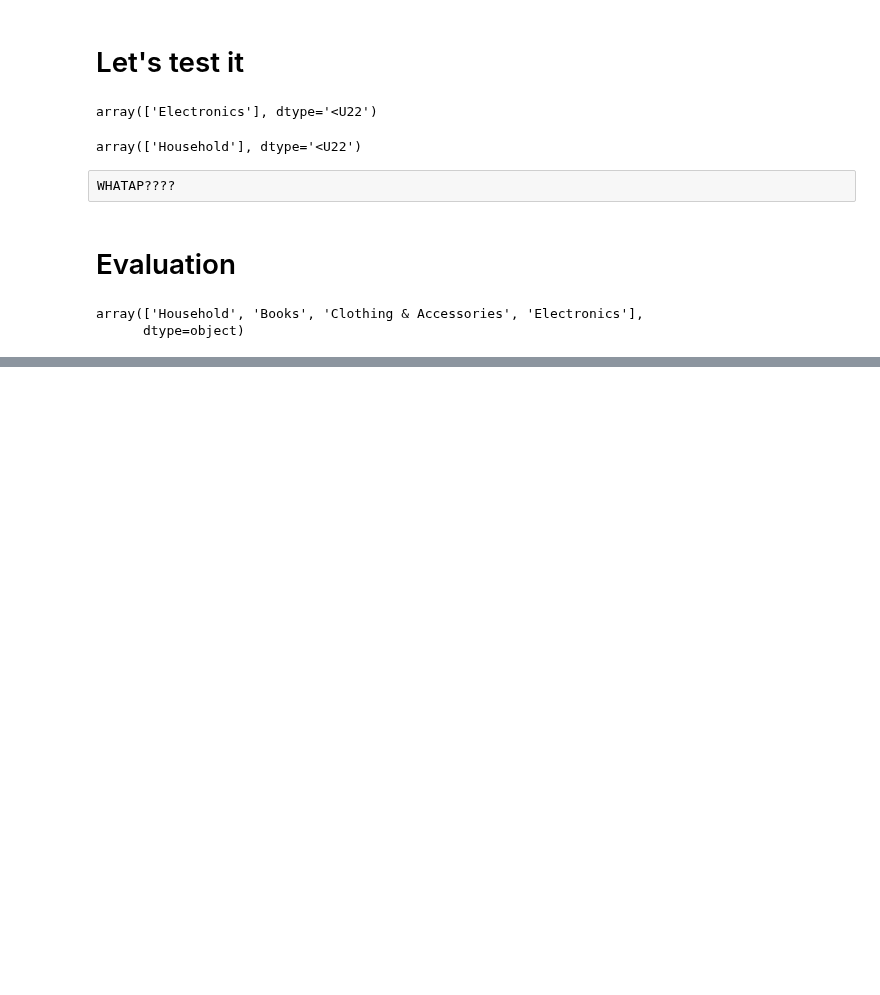
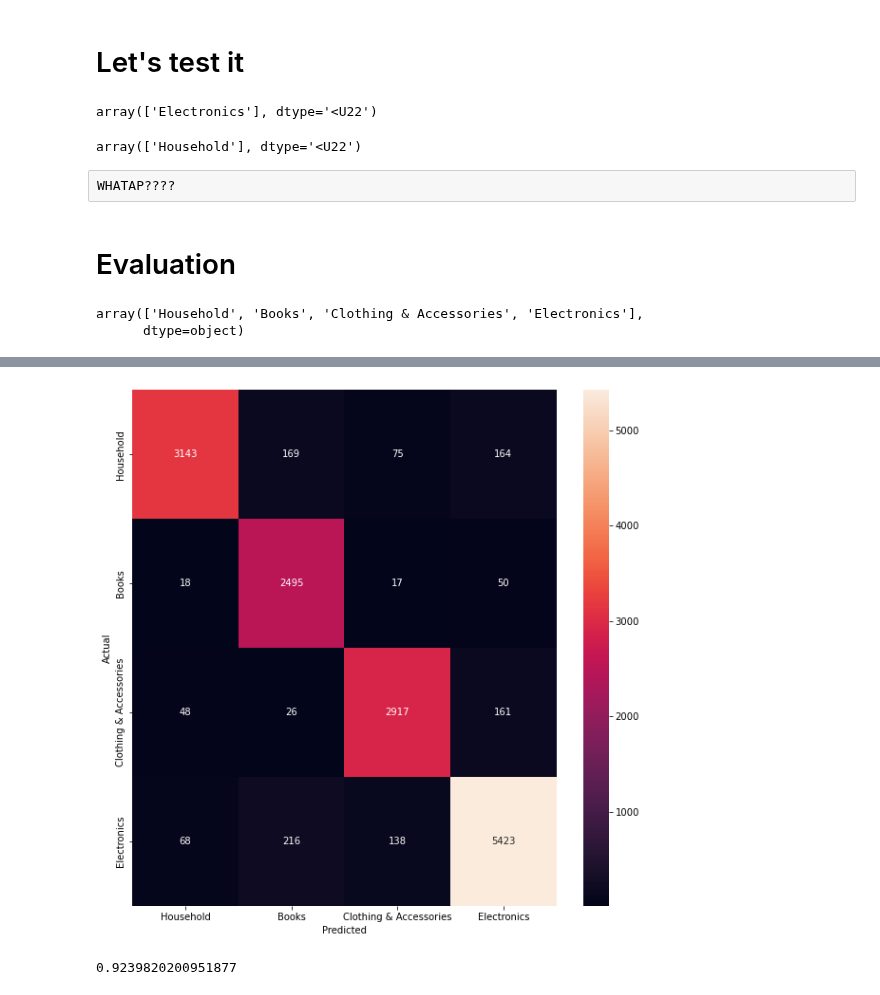
Before and after one commit to ogbinar/random_notebooks, a Jupyter notebook: textclassy.ipynb, the cells around one changed output, grey strips where cells are left out. Cells and saved outputs as stored; diff of their text form; code cells hidden in the pictures; blank space fills up the shorter version.

```diff
--- a/textclassy.ipynb
+++ b/textclassy.ipynb
@@ -154,0 +167,15 @@ Clothing & Accessories       0.92      0.93      0.92      2644
+# %%
+from imblearn.over_sampling import SMOTE
+from imblearn.pipeline import make_pipeline as make_pipeline_imb
+from mlxtend.preprocessing import DenseTransformer
+
+smote_model = make_pipeline_imb(TfidfVectorizer(),SelectPercentile(f_classif, percentile=10), DenseTransformer(), SMOTE(), GaussianNB())
+# convert to tfidf vectors
+# select the top 10% predictive features
+# convert from sparse to dense
+# apply SMOTE to oversample imbalanced classes
+# fit model
+
+
+smote_model.fit(X_train, y_train)
+smote_y_pred = smote_model.predict(X_test)
@@ -154,0 +194,15 @@ Clothing & Accessories       0.92      0.93      0.92      2644
+# %%
+from sklearn.metrics import confusion_matrix
+conf_mat = confusion_matrix(y_test, smote_y_pred)
+fig, ax = plt.subplots(figsize=(10,10))
+sns.heatmap(conf_mat, annot=True, fmt='d',
+            xticklabels=filtered_df['class'].drop_duplicates().values, yticklabels=filtered_df['class'].drop_duplicates().values)
+plt.ylabel('Actual')
+plt.xlabel('Predicted')
+plt.show()
+# %% [output]
+[figure, added]
+# %%
+accuracy_score(y_test, smote_y_pred)
+# %% [output]
+0.9239820200951877
```
Also changed, not shown: parts of 9 cells of this notebook, 2 other files.
